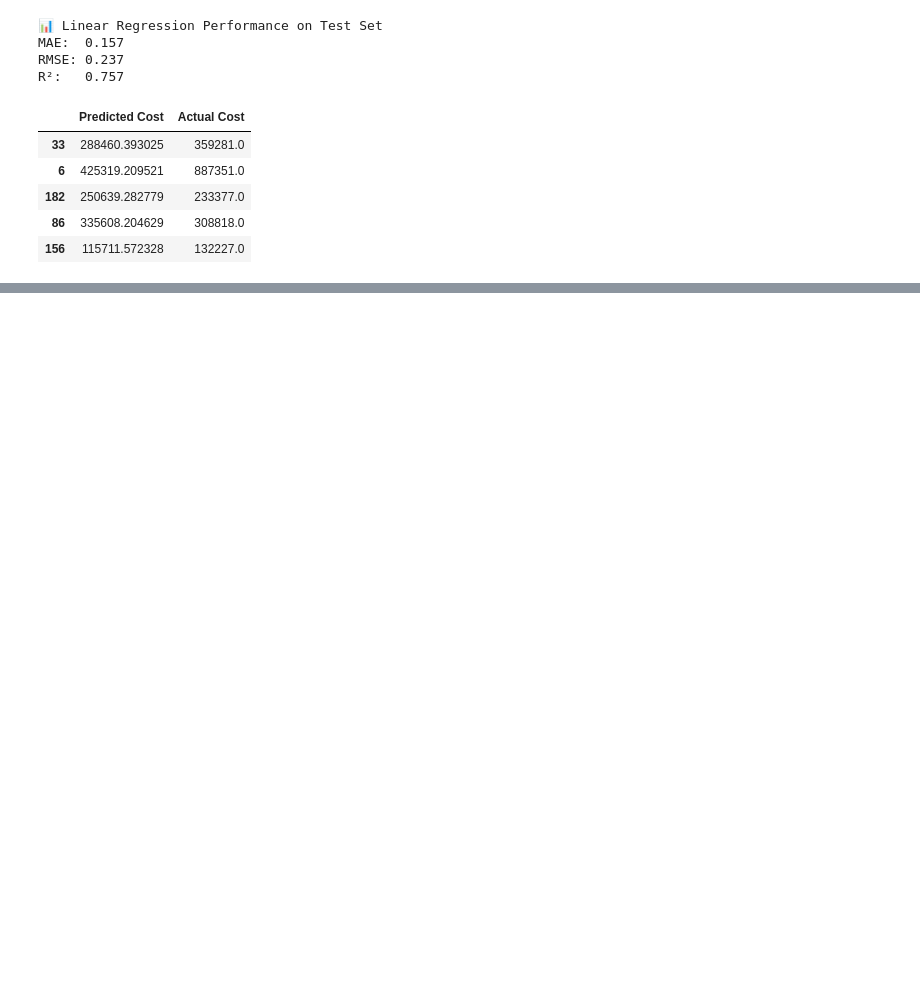
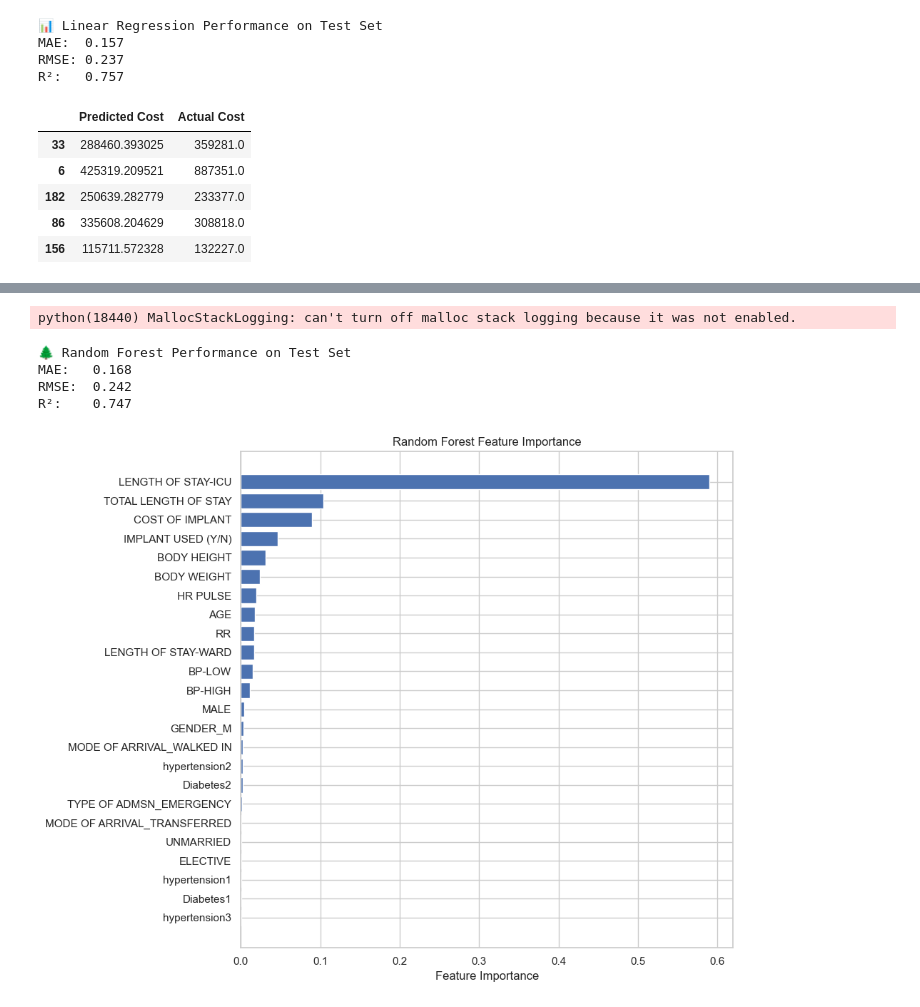
Before and after one commit to nickyh1024/hospital_pricing_prediction_project, a Jupyter notebook: notebooks/01_data_understanding.ipynb, the cells around one changed output, grey strips where cells are left out. Drawn from its saved outputs; the diff is of its cells as text; code cells hidden in the pictures; blank space fills up the shorter version.

Commit message:
tried random forest

```diff
--- a/notebooks/01_data_understanding.ipynb
+++ b/notebooks/01_data_understanding.ipynb
@@ -196,0 +349,52 @@ feature_importance.head(10)
+# %%
+from sklearn.ensemble import RandomForestRegressor
+from sklearn.metrics import mean_absolute_error, mean_squared_error, r2_score
+import matplotlib.pyplot as plt
+import numpy as np
+
+# -----------------------------
+# 1. Train Random Forest
+# -----------------------------
+rf_model = RandomForestRegressor(
+    n_estimators=100,
+    max_depth=None,
+    random_state=42,
+    n_jobs=-1  # Use all cores
+)
+rf_model.fit(X_train, y_train)
+
+# -----------------------------
+# 2. Evaluate Model
+# -----------------------------
+y_rf_pred = rf_model.predict(X_test)
+
+mae = mean_absolute_error(y_test, y_rf_pred)
+rmse = np.sqrt(mean_squared_error(y_test, y_rf_pred))
+r2 = r2_score(y_test, y_rf_pred)
+
+print("🌲 Random Forest Performance on Test Set")
+print(f"MAE:   {mae:.3f}")
+print(f"RMSE:  {rmse:.3f}")
+print(f"R²:    {r2:.3f}")
+
+# -----------------------------
+# 3. Feature Importance Plot
+# -----------------------------
+importances = rf_model.feature_importances_
+features = X_train.columns
+sorted_idx = np.argsort(importances)
+
+plt.figure(figsize=(10, 8))
+plt.barh(range(len(importances)), importances[sorted_idx])
+plt.yticks(range(len(importances)), features[sorted_idx])
+plt.xlabel("Feature Importance")
+plt.title("Random Forest Feature Importance")
+plt.tight_layout()
+plt.show()
+# %% [output]
+python(18440) MallocStackLogging: can't turn off malloc stack logging because it was not enabled.
+🌲 Random Forest Performance on Test Set
+MAE:   0.168
+RMSE:  0.242
+R²:    0.747
+[figure, added]
```
Also changed, not shown: parts of 3 cells of this notebook, 1 other file.
